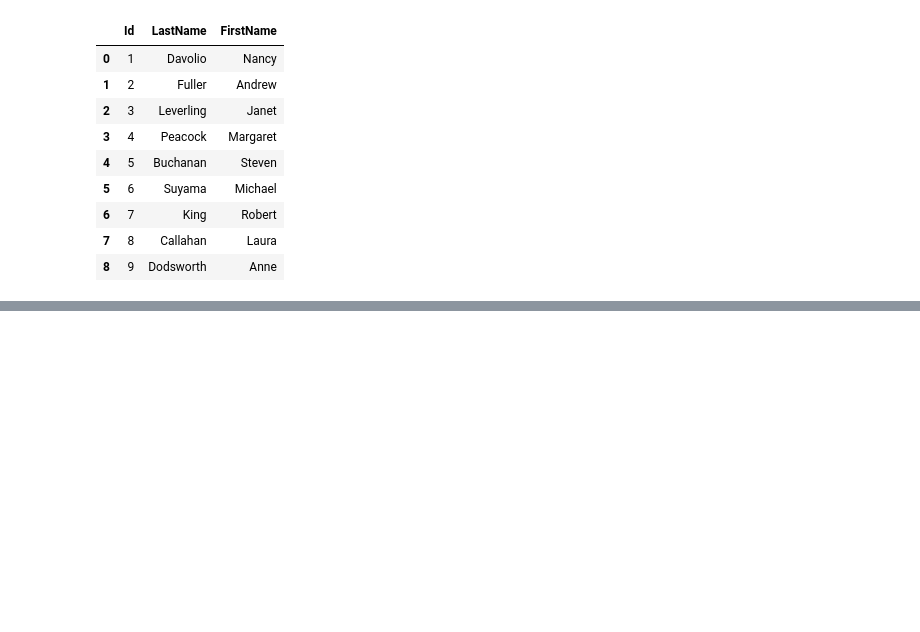
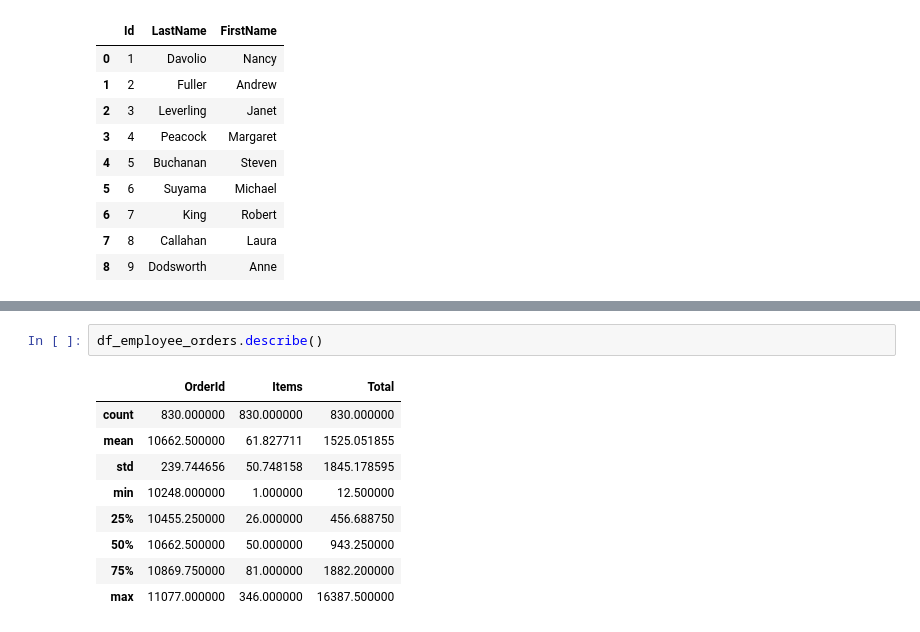
Before and after one commit to bartomolina/dsmod3project, a Jupyter notebook: student.ipynb, the cells around one changed output, grey strips where cells are left out. Cells and saved outputs as stored; diff of their text form; blank space fills up the shorter version.

```diff
--- a/student.ipynb
+++ b/student.ipynb
@@ -385,0 +395,12 @@ for discount in (5, 10, 15, 20, 25):
+# %%
+df_employee_orders.describe()
+# %% [output]
+|  | OrderId | Items | Total |
+| count | 830.000000 | 830.000000 | 830.000000 |
+| mean | 10662.500000 | 61.827711 | 1525.051855 |
+| std | 239.744656 | 50.748158 | 1845.178595 |
+| min | 10248.000000 | 1.000000 | 12.500000 |
+| 25% | 10455.250000 | 26.000000 | 456.688750 |
+| 50% | 10662.500000 | 50.000000 | 943.250000 |
+| 75% | 10869.750000 | 81.000000 | 1882.200000 |
+| max | 11077.000000 | 346.000000 | 16387.500000 |
```
Also changed, not shown: parts of 19 cells of this notebook.
